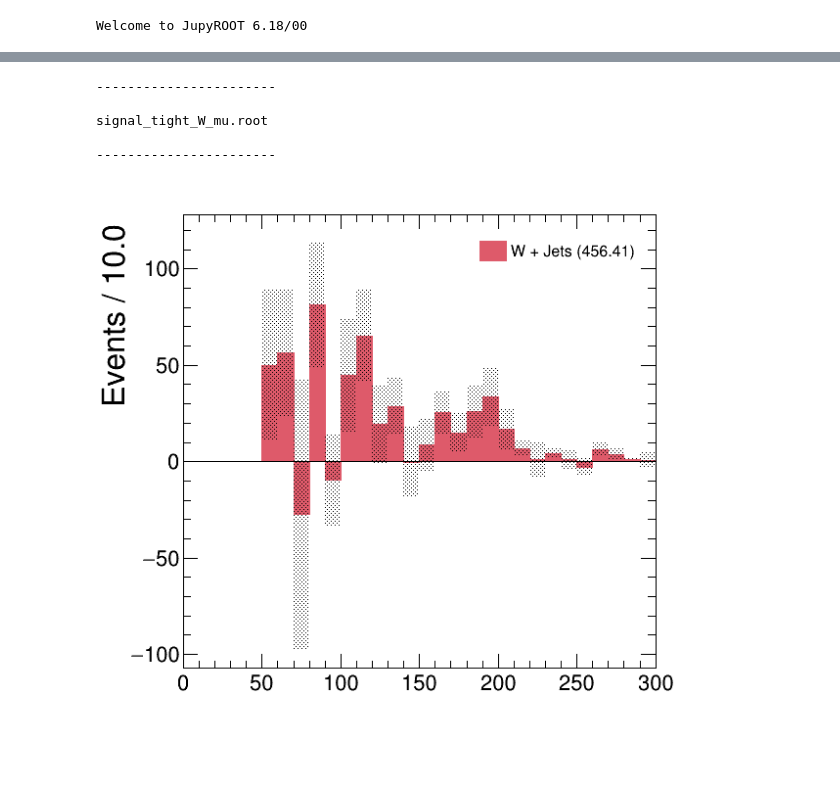
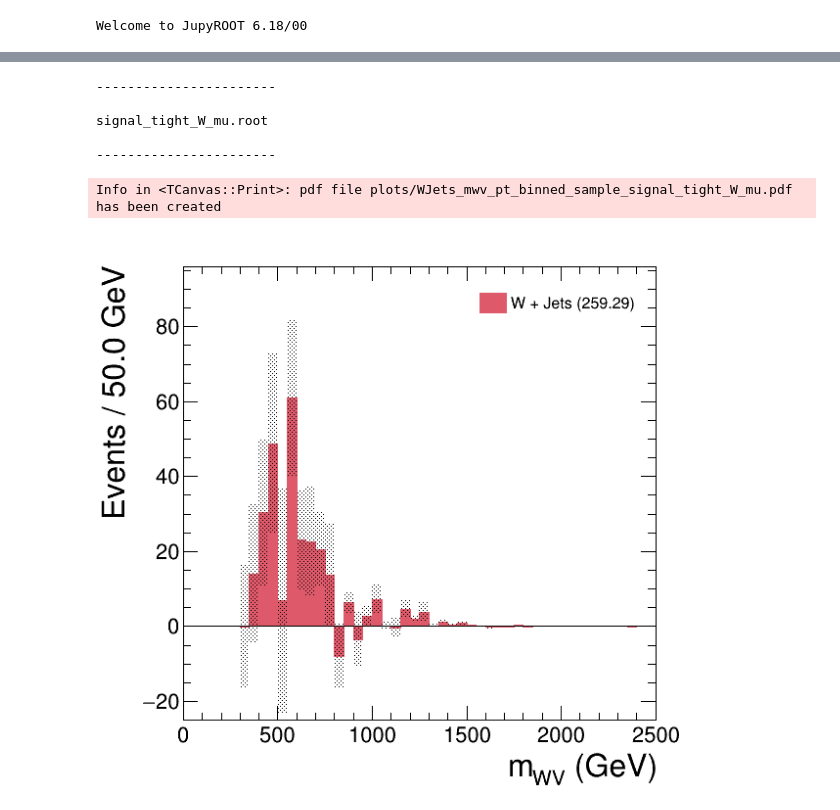
Before and after one commit to singh-ramanpreet/VVjjSemileptonic-Analysis, a Jupyter notebook: plotting/plots_variables.ipynb, the cells around one changed output, grey strips where cells are left out. Saved outputs shown, nothing was run; the diff lists cells and outputs as text; code cells hidden in the pictures; blank space fills up the shorter version.

```diff
--- a/plotting/plots_variables.ipynb
+++ b/plotting/plots_variables.ipynb
@@ -276,34 +657,31 @@ Warning in <TGraphAsymmErrors::Divide>: Number of graph points is different than
 # %%
 exec(set_variable_defaults)
 hist_filename = "signal_tight_W_mu.root"
-variable = "lept_pt1"
-units = ""
-title_x = ""
-
+variable = "mass_WV"
+title_x = "m_{WV}"
 leg_pos = [0.65, 0.85, 0.9, 0.9]
 leg_columns = 1
 
 skip_dataE = True
 skip_dataM = True
 skip_QCD = True
 skip_WJets = False
 skip_VBS_QCD = True
 skip_VBS_EWK = True
 skip_Top = True
 skip_DYJets = True
 
 draw_with_ratio = False
-
 make_cms_text = False
-
 scale_y_axis = 1.5
 
-#plot_mc_data.replace("inside left", "outside left").replace("minY * scale_y_axis", "minY * 4.0")
-exec(plot_mc_data.replace("inside left", "outside left").replace("minY * scale_y_axis", "minY * 3.9"))
+exec(plot_mc_data.replace("#h_mc.SetMinimum()", "h_mc.SetMinimum(-25)").replace("canvas.SaveAs", "#canvas.SaveAs"))
+canvas.SaveAs("plots/WJets_mwv_pt_binned_sample_signal_tight_W_mu.pdf")
 # %% [output]
 -----------------------
 
 signal_tight_W_mu.root
 
 -----------------------
+Info in <TCanvas::Print>: pdf file plots/WJets_mwv_pt_binned_sample_signal_tight_W_mu.pdf has been created
-[figure, old version]
+[figure, new version]
```
Also changed, not shown: parts of 26 cells of this notebook, 1 other file.
